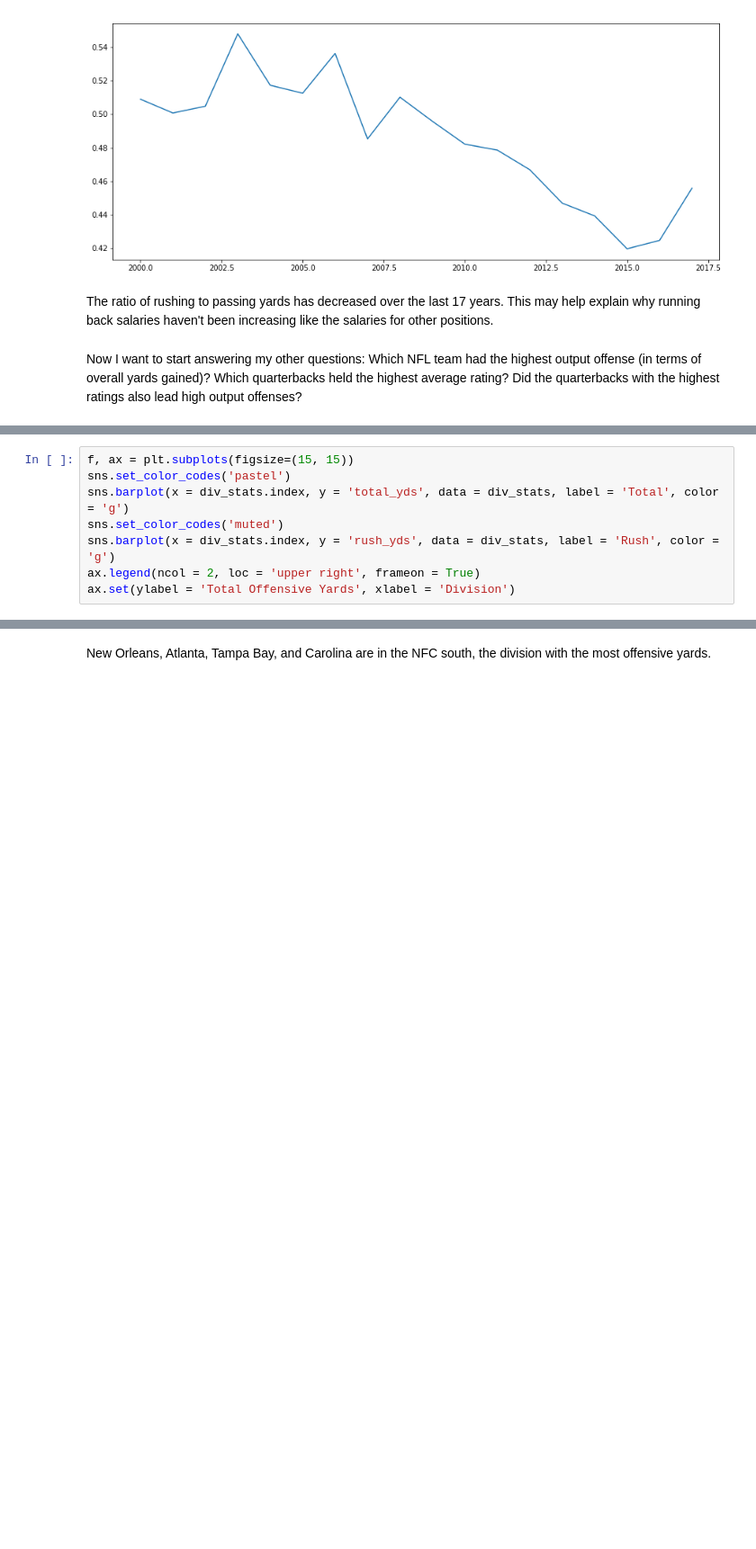
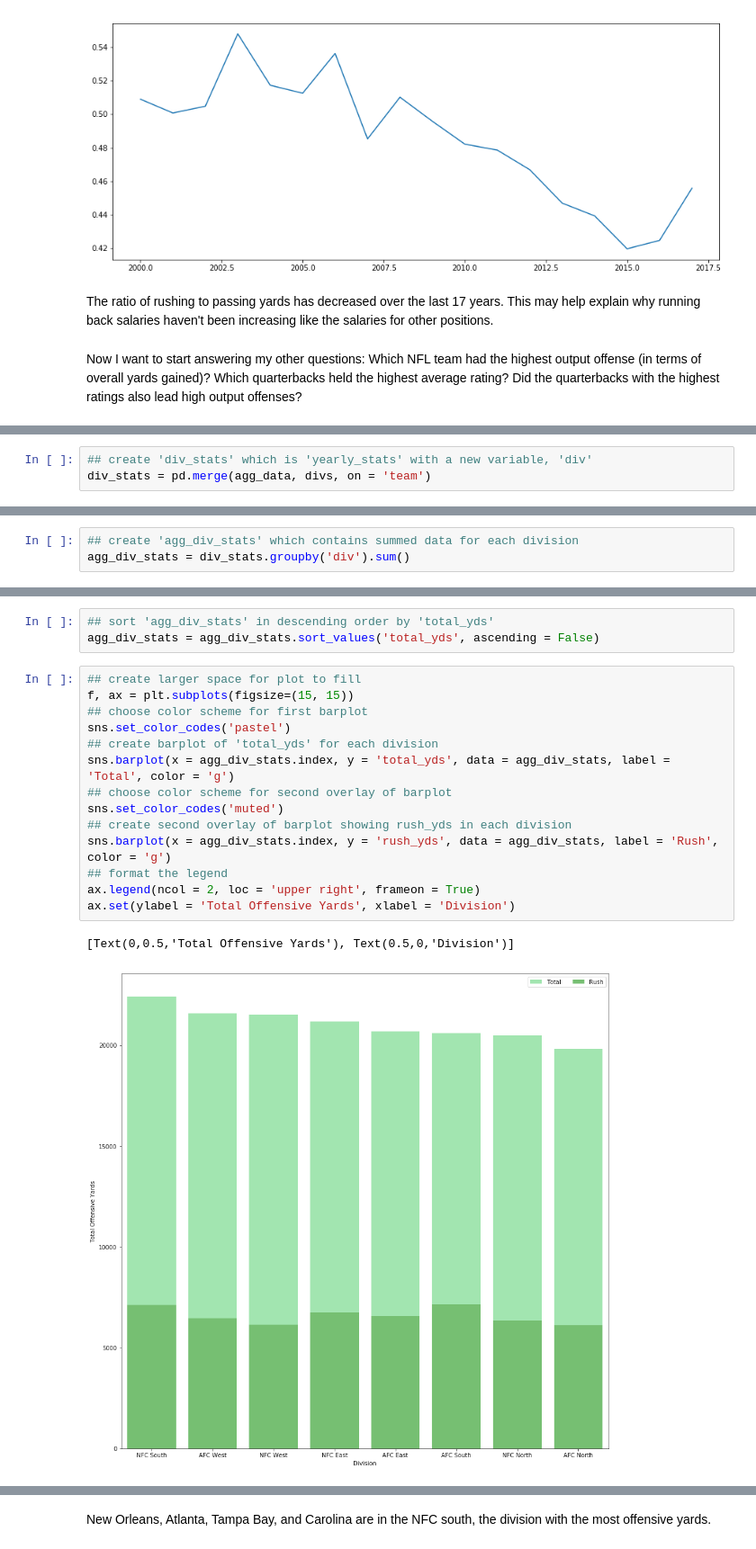
Before and after one commit to cdbale/econ213r, a Jupyter notebook: Homework 1.ipynb, the cells around one changed output, grey strips where cells are left out. Shown at 90% size. Saved outputs shown, nothing was run; the diff lists cells and outputs as text; blank space fills up the shorter version.

```diff
--- a/Homework 1.ipynb
+++ b/Homework 1.ipynb
@@ -596,0 +607,3 @@ div_stats = div_stats.sort_values('total_yds', ascending = False)
+# %%
+## create 'div_stats' which is 'yearly_stats' with a new variable, 'div'
+div_stats = pd.merge(agg_data, divs, on = 'team')
@@ -596,0 +621,3 @@ div_stats = div_stats.sort_values('total_yds', ascending = False)
+# %%
+## create 'agg_div_stats' which contains summed data for each division
+agg_div_stats = div_stats.groupby('div').sum()
@@ -597,8 +638,20 @@ div_stats = div_stats.sort_values('total_yds', ascending = False)
+# %%
+## sort 'agg_div_stats' in descending order by 'total_yds'
+agg_div_stats = agg_div_stats.sort_values('total_yds', ascending = False)
 # %%
+## create larger space for plot to fill
 f, ax = plt.subplots(figsize=(15, 15))
+## choose color scheme for first barplot
 sns.set_color_codes('pastel')
-sns.barplot(x = div_stats.index, y = 'total_yds', data = div_stats, label = 'Total', color = 'g')
+## create barplot of 'total_yds' for each division
+sns.barplot(x = agg_div_stats.index, y = 'total_yds', data = agg_div_stats, label = 'Total', color = 'g')
+## choose color scheme for second overlay of barplot
 sns.set_color_codes('muted')
-sns.barplot(x = div_stats.index, y = 'rush_yds', data = div_stats, label = 'Rush', color = 'g')
+## create second overlay of barplot showing rush_yds in each division
+sns.barplot(x = agg_div_stats.index, y = 'rush_yds', data = agg_div_stats, label = 'Rush', color = 'g')
+## format the legend
 ax.legend(ncol = 2, loc = 'upper right', frameon = True)
 ax.set(ylabel = 'Total Offensive Yards', xlabel = 'Division')
+# %% [output]
+[Text(0,0.5,'Total Offensive Yards'), Text(0.5,0,'Division')]
+[figure, added]
```
Also changed, not shown: parts of 69 cells of this notebook.
